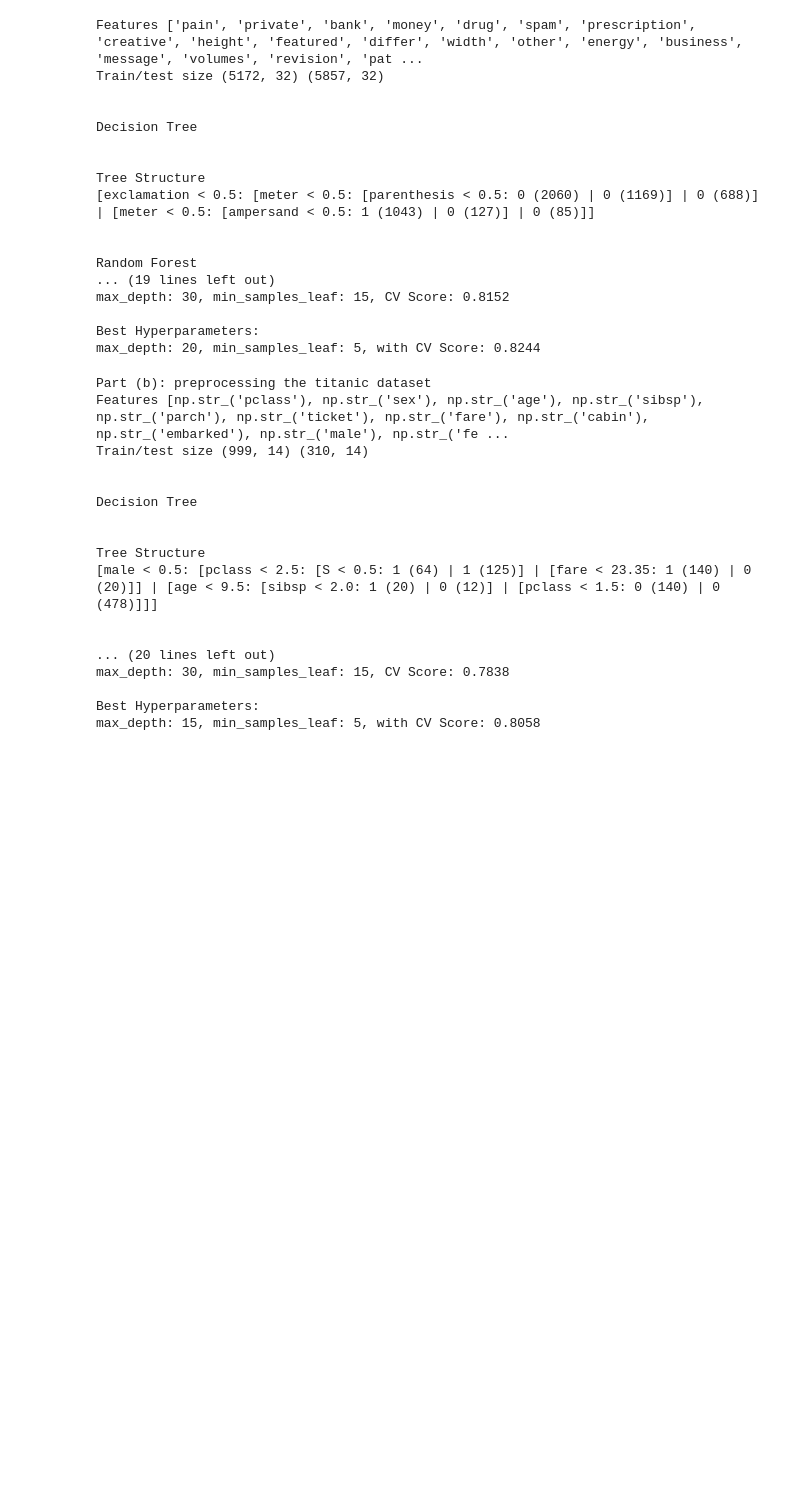
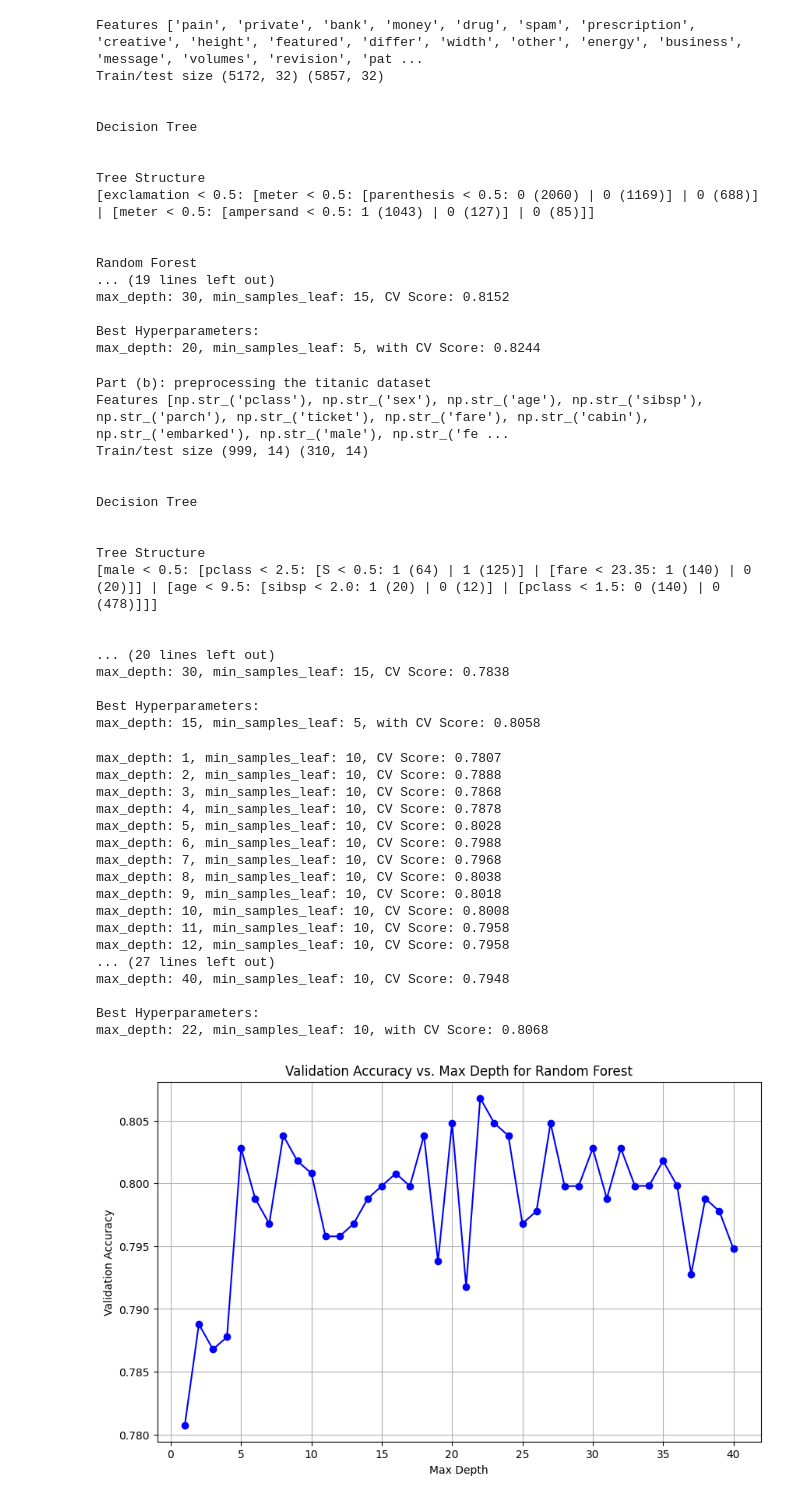
Before and after one commit to CalEricMa/cs189, a Jupyter notebook: hw5_starter/q4.ipynb, the cells around one changed output. Drawn from its saved outputs; the diff is of its cells as text; code cells hidden in the pictures; blank space fills up the shorter version.

```diff
--- a/hw5_starter/q4.ipynb
+++ b/hw5_starter/q4.ipynb
@@ -501,3 +501,77 @@ max_depth: 30, min_samples_leaf: 15, CV Score: 0.7838
 
 Best Hyperparameters:
 max_depth: 15, min_samples_leaf: 5, with CV Score: 0.8058
+# %%
+import matplotlib.pyplot as plt
+from sklearn.model_selection import train_test_split
+
+
+def accuracy(y_true, y_pred):
+    return np.mean(y_true == y_pred)
+
+# Assume X, y, and params, N, and features are defined for the spam dataset.
+
+# Candidate hyperparameter values
+depths = range(1, 41)  # Testing max_depth from 1 to 40
+fixed_min_samples_leaf = 10  # We'll hold this constant
+
+# Initialize lists and tracking variables
+val_accuracies = []
+best_cv_score = -np.inf
+best_params = None
+
+# Loop over candidate max_depth values
+for depth in depths:
+    # Update the parameters dictionary with the current candidate depth
+    params['max_depth'] = depth  # Use 'depth', not 'max_depth' variable
+    params['min_samples_leaf'] = fixed_min_samples_leaf
+
+    # Instantiate a RandomForest with the current parameters.
+    rf_temp = RandomForest(params=params, n=N, m=int(np.sqrt(X.shape[1])))
+
+    # Use 5-fold cross-validation on the entire training set (X, y)
+    cv_scores = cross_val_score(rf_temp, X, y, cv=5)
+    avg_cv_score = np.mean(cv_scores)
+    val_accuracies.append(avg_cv_score)
+
+    # Print the results for the current hyperparameter setting
+    print(f"max_depth: {depth}, min_samples_leaf: {fixed_min_samples_leaf}, CV Score: {avg_cv_score:.4f}")
+
+    # Update best parameters if this candidate is the best so far.
+    if avg_cv_score > best_cv_score:
+        best_cv_score = avg_cv_score
+        best_params = (depth, fixed_min_samples_leaf)
+
+# Determine the best depth from the recorded accuracies.
+best_depth = depths[np.argmax(val_accuracies)]
+best_accuracy = max(val_accuracies)
+print(f"\nBest Hyperparameters:")
+print(f"max_depth: {best_params[0]}, min_samples_leaf: {best_params[1]}, with CV Score: {best_cv_score:.4f}")
+
+# Plot the validation accuracy versus max_depth
+plt.figure(figsize=(10, 6))
+plt.plot(depths, val_accuracies, marker='o', linestyle='-', color='blue')
+plt.xlabel("Max Depth")
+plt.ylabel("Validation Accuracy")
+plt.title("Validation Accuracy vs. Max Depth for Random Forest")
+plt.grid(True)
+plt.show()
+# %% [output]
+max_depth: 1, min_samples_leaf: 10, CV Score: 0.7807
+max_depth: 2, min_samples_leaf: 10, CV Score: 0.7888
+max_depth: 3, min_samples_leaf: 10, CV Score: 0.7868
+max_depth: 4, min_samples_leaf: 10, CV Score: 0.7878
+max_depth: 5, min_samples_leaf: 10, CV Score: 0.8028
+max_depth: 6, min_samples_leaf: 10, CV Score: 0.7988
+max_depth: 7, min_samples_leaf: 10, CV Score: 0.7968
+max_depth: 8, min_samples_leaf: 10, CV Score: 0.8038
+max_depth: 9, min_samples_leaf: 10, CV Score: 0.8018
+max_depth: 10, min_samples_leaf: 10, CV Score: 0.8008
+max_depth: 11, min_samples_leaf: 10, CV Score: 0.7958
+max_depth: 12, min_samples_leaf: 10, CV Score: 0.7958
+... (27 lines left out)
+max_depth: 40, min_samples_leaf: 10, CV Score: 0.7948
+
+Best Hyperparameters:
+max_depth: 22, min_samples_leaf: 10, with CV Score: 0.8068
+[figure, added]
```
